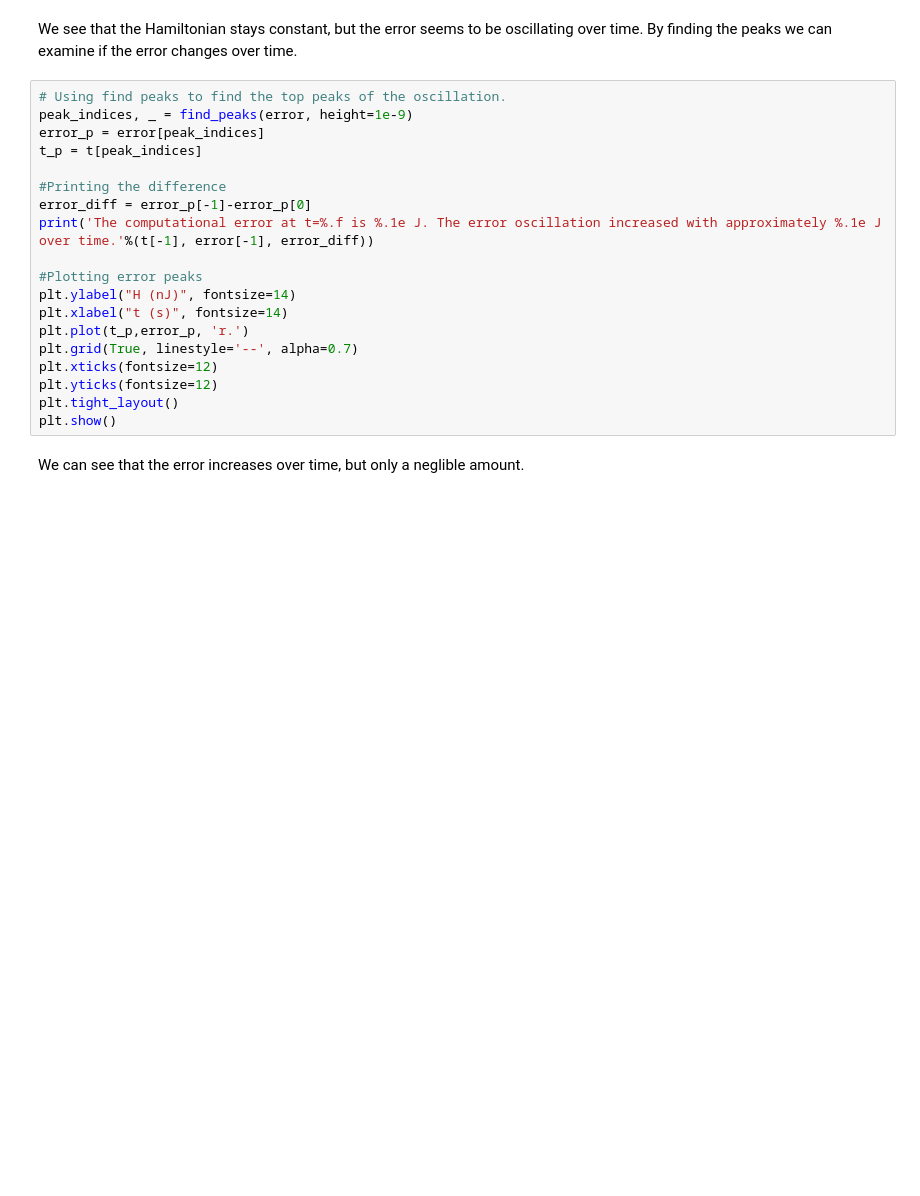
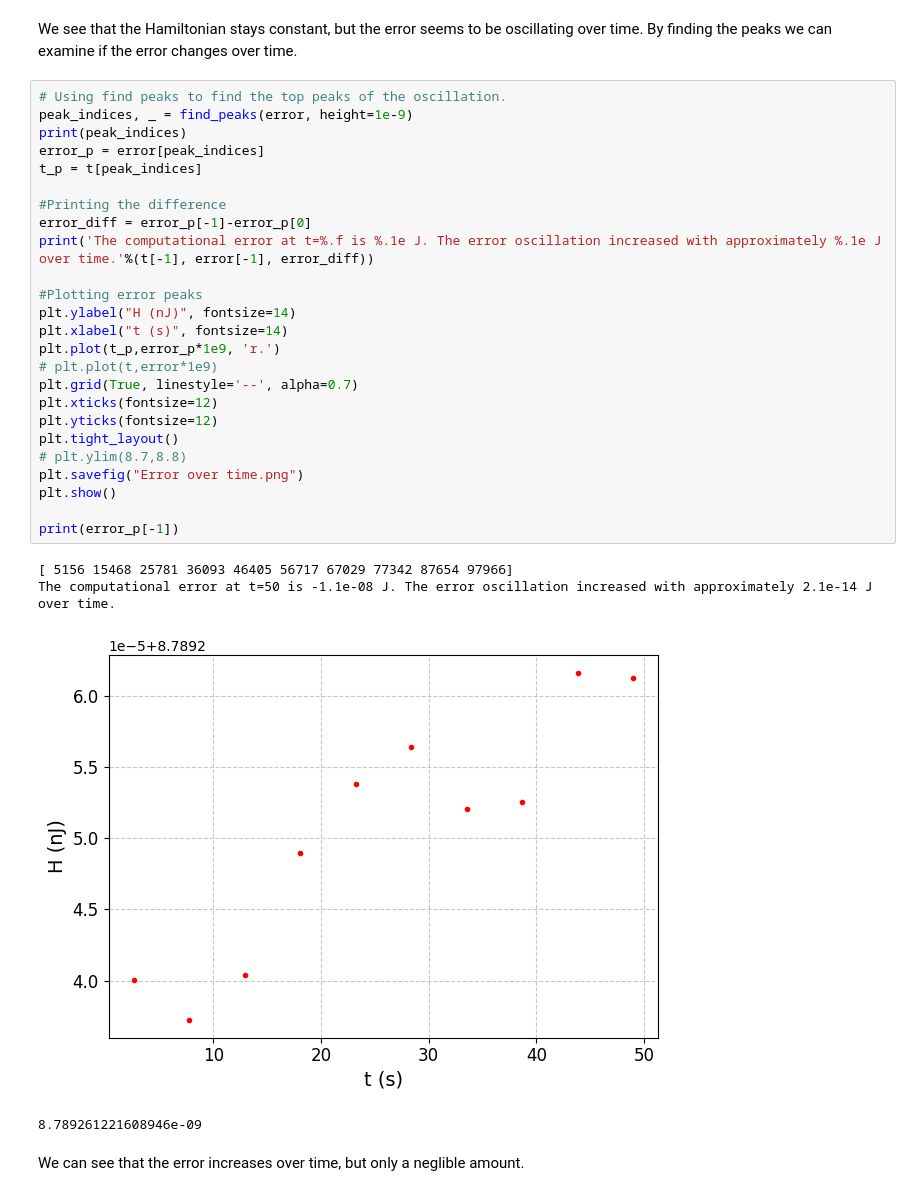
Before and after one commit to Danielle-06/Duffing-oscillator, a Jupyter notebook: Main analysis.ipynb, the cells around one changed output. Saved outputs shown, nothing was run; the diff lists cells and outputs as text; blank space fills up the shorter version.

```diff
--- a/Main analysis.ipynb
+++ b/Main analysis.ipynb
@@ -98,21 +110,32 @@ We see that the Hamiltonian stays constant, but the error seems to be oscillatin
 # %%
 # Using find peaks to find the top peaks of the oscillation.
 peak_indices, _ = find_peaks(error, height=1e-9)
+print(peak_indices)
 error_p = error[peak_indices]
 t_p = t[peak_indices]
 
 #Printing the difference
 error_diff = error_p[-1]-error_p[0]
 print('The computational error at t=%.f is %.1e J. The error oscillation increased with approximately %.1e J over time.'%(t[-1], error[-1], error_diff))
 
 #Plotting error peaks
 plt.ylabel("H (nJ)", fontsize=14)
 plt.xlabel("t (s)", fontsize=14)
-plt.plot(t_p,error_p, 'r.')
+plt.plot(t_p,error_p*1e9, 'r.')
+# plt.plot(t,error*1e9)
 plt.grid(True, linestyle='--', alpha=0.7)
 plt.xticks(fontsize=12)
 plt.yticks(fontsize=12)
 plt.tight_layout()
+# plt.ylim(8.7,8.8)
+plt.savefig("Error over time.png")
 plt.show()
+
+print(error_p[-1])
+# %% [output]
+[ 5156 15468 25781 36093 46405 56717 67029 77342 87654 97966]
+The computational error at t=50 is -1.1e-08 J. The error oscillation increased with approximately 2.1e-14 J over time.
+[figure, added]
+8.789261221608946e-09
 # %% [markdown]
 We can see that the error increases over time, but only a neglible amount.
```
Also changed, not shown: parts of 6 cells of this notebook, 5 other files.
